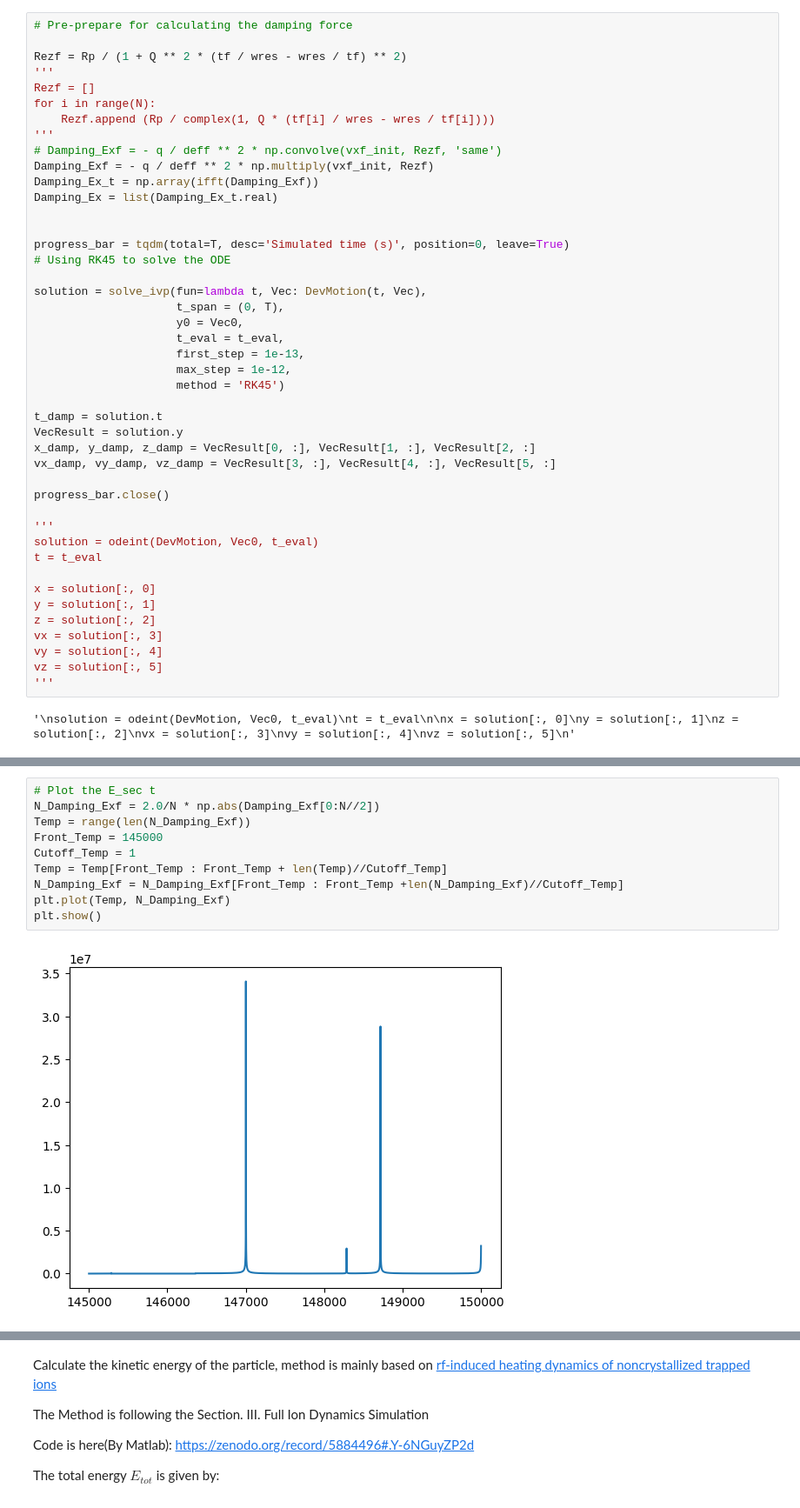
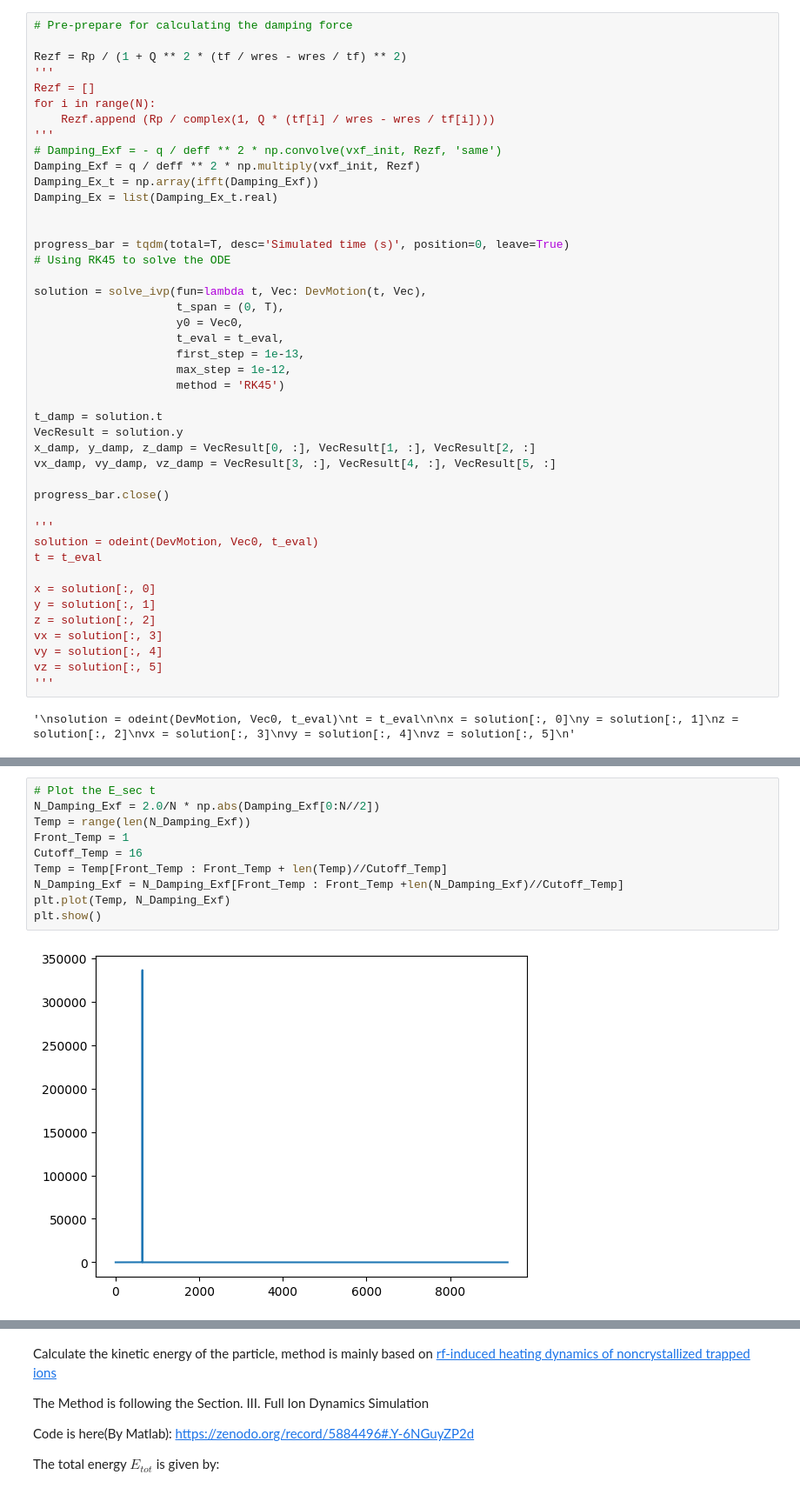
Before and after one commit to yuqian15/electron_micromotion_cooling, a Jupyter notebook: Electron-QIP-v2.ipynb, the cells around one changed output, grey strips where cells are left out. Shown at 87% size. Drawn from its saved outputs; the diff is of its cells as text.

```diff
--- a/Electron-QIP-v2.ipynb
+++ b/Electron-QIP-v2.ipynb
@@ -307,7 +307,7 @@ for i in range(N):
     Rezf.append (Rp / complex(1, Q * (tf[i] / wres - wres / tf[i])))
 '''
 # Damping_Exf = - q / deff ** 2 * np.convolve(vxf_init, Rezf, 'same')
-Damping_Exf = - q / deff ** 2 * np.multiply(vxf_init, Rezf)
+Damping_Exf = q / deff ** 2 * np.multiply(vxf_init, Rezf)
 Damping_Ex_t = np.array(ifft(Damping_Exf))
 Damping_Ex = list(Damping_Ex_t.real)
 
@@ -350,13 +346,13 @@ print(np.multiply(A, B))
 # %%
 # Plot the E_sec t
 N_Damping_Exf = 2.0/N * np.abs(Damping_Exf[0:N//2])
 Temp = range(len(N_Damping_Exf))
-Front_Temp = 145000
-Cutoff_Temp = 1
+Front_Temp = 1
+Cutoff_Temp = 16
 Temp = Temp[Front_Temp : Front_Temp + len(Temp)//Cutoff_Temp]
 N_Damping_Exf = N_Damping_Exf[Front_Temp : Front_Temp +len(N_Damping_Exf)//Cutoff_Temp]
 plt.plot(Temp, N_Damping_Exf)
 plt.show()
 # %% [output]
-[figure, old version]
+[figure, new version]
 # %%
```
Also changed, not shown: parts of 6 cells of this notebook.
